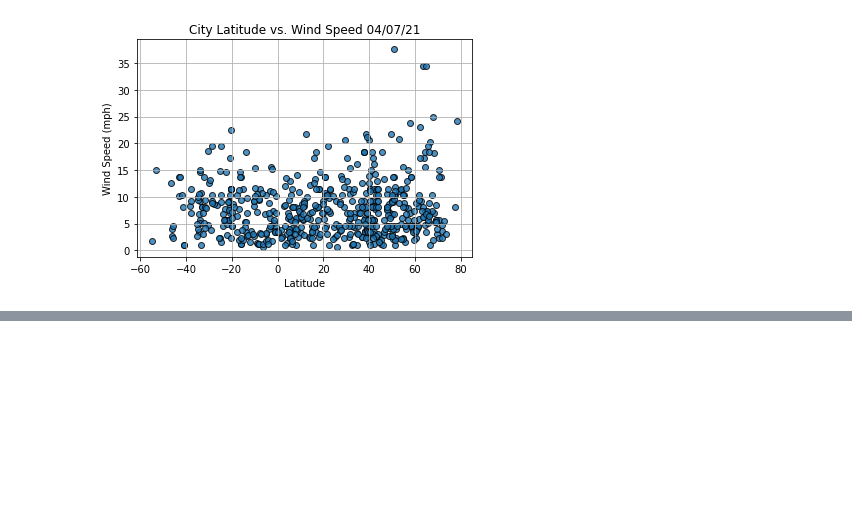
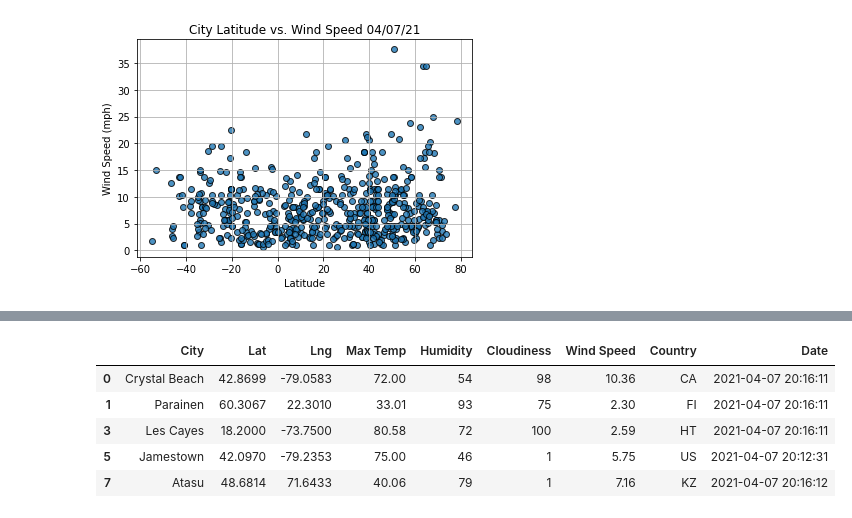
Before and after one commit to Apollo619/World_Weather_Analysis, a Jupyter notebook: weatherPy.ipynb, the cells around one changed output, grey strips where cells are left out. Cells and saved outputs as stored; diff of their text form; code cells hidden in the pictures; blank space fills up the shorter version.

```diff
--- a/weatherPy.ipynb
+++ b/weatherPy.ipynb
@@ -380,0 +439,9 @@ plt.show()
+# %%
+city_data_df.loc[(city_data_df['Lat'] >= 0)].head()
+# %% [output]
+|  | City | Lat | Lng | Max Temp | Humidity | Cloudiness | Wind Speed | Country | Date |
+| 0 | Crystal Beach | 42.8699 | -79.0583 | 72.00 | 54 | 98 | 10.36 | CA | 2021-04-07 20:16:11 |
+| 1 | Parainen | 60.3067 | 22.3010 | 33.01 | 93 | 75 | 2.30 | FI | 2021-04-07 20:16:11 |
+| 3 | Les Cayes | 18.2000 | -73.7500 | 80.58 | 72 | 100 | 2.59 | HT | 2021-04-07 20:16:11 |
+| 5 | Jamestown | 42.0970 | -79.2353 | 75.00 | 46 | 1 | 5.75 | US | 2021-04-07 20:12:31 |
+| 7 | Atasu | 48.6814 | 71.6433 | 40.06 | 79 | 1 | 7.16 | KZ | 2021-04-07 20:16:12 |
```
Also changed, not shown: parts of 7 cells of this notebook.
